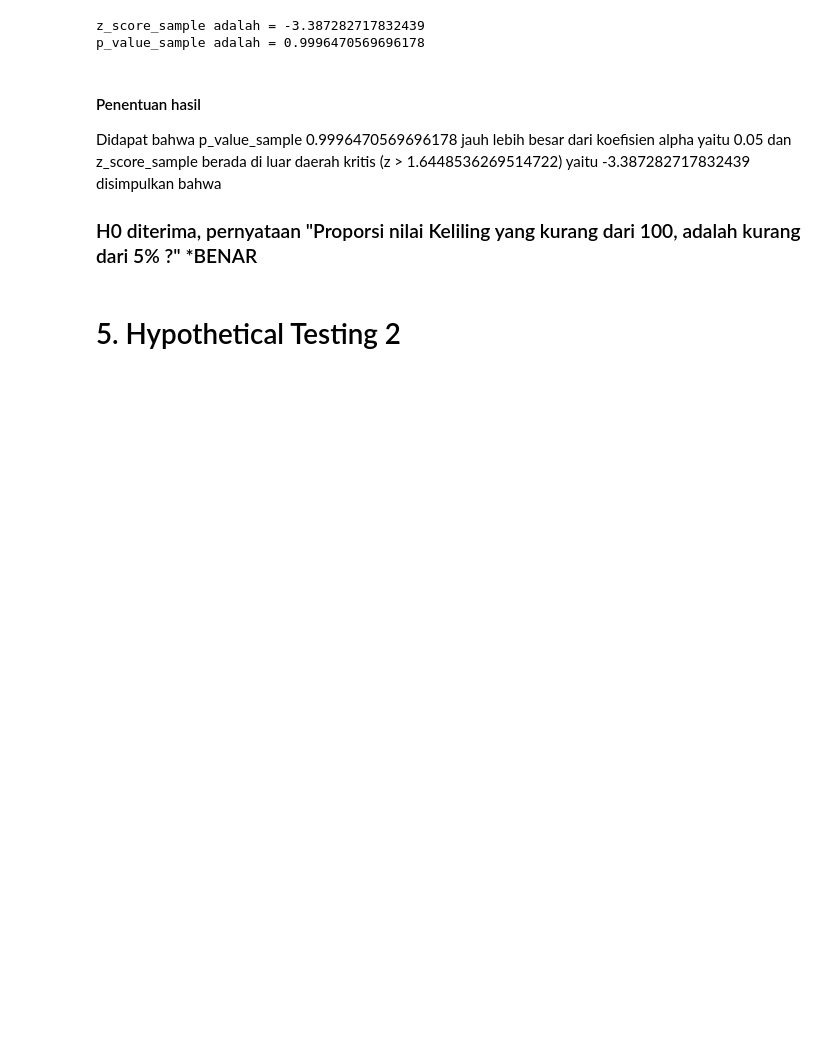
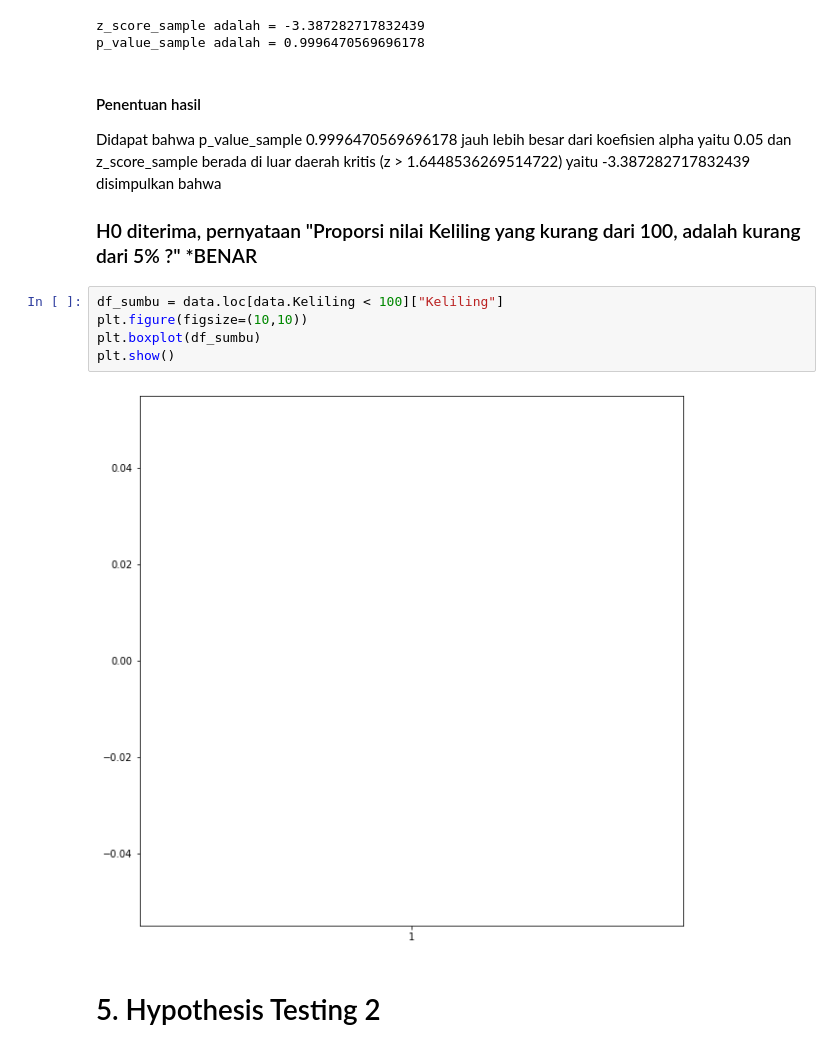
Before and after one commit to chrslex/TubesProbstat, a Jupyter notebook: Tubes keknya sih.ipynb, the cells around one changed output. Cells and saved outputs as stored; diff of their text form; blank space fills up the shorter version.

```diff
--- a/Tubes keknya sih.ipynb
+++ b/Tubes keknya sih.ipynb
@@ -599,5 +612,12 @@ Didapat bahwa p_value_sample 0.9996470569696178 jauh lebih besar dari koefisien
 dan z_score_sample berada di luar daerah kritis (z > 1.6448536269514722) yaitu -3.387282717832439 disimpulkan bahwa
 
 ### H0 diterima, pernyataan "Proporsi nilai Keliling yang kurang dari 100, adalah kurang dari 5% ?" *BENAR
+# %%
+df_sumbu = data.loc[data.Keliling < 100]["Keliling"]
+plt.figure(figsize=(10,10))
+plt.boxplot(df_sumbu)
+plt.show()
+# %% [output]
+[figure, added]
 # %% [markdown]
-# 5. Hypothetical Testing 2
+# 5. Hypothesis Testing 2
```
Also changed, not shown: parts of 34 cells of this notebook.
